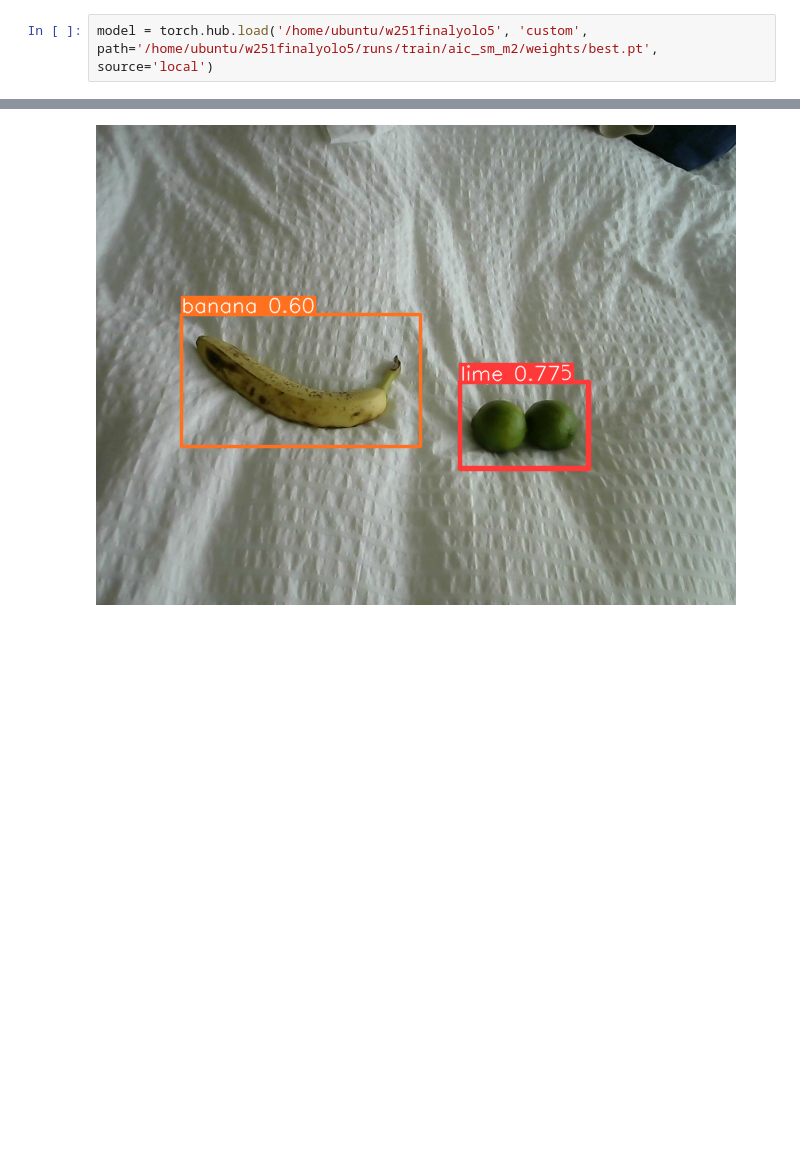
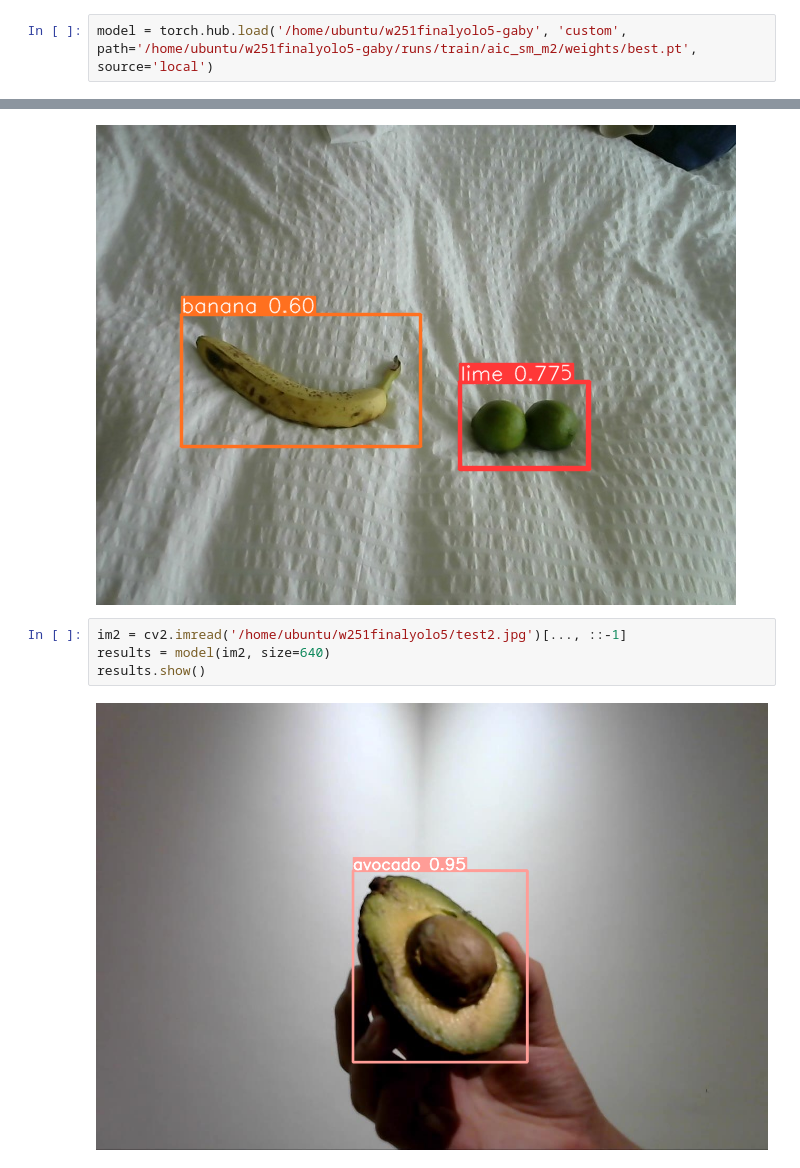
Before and after one commit to jmiller558/w251-finalproject, a Jupyter notebook: custom_model_train.ipynb, the cells around one changed output, grey strips where cells are left out. Drawn from its saved outputs; the diff is of its cells as text; blank space fills up the shorter version.

```diff
--- a/custom_model_train.ipynb
+++ b/custom_model_train.ipynb
@@ -131,5 +131,5 @@ Visualize:       https://netron.app
 import torch
 import cv2
 # %%
-model = torch.hub.load('/home/ubuntu/w251finalyolo5', 'custom', path='/home/ubuntu/w251finalyolo5/runs/train/aic_sm_m2/weights/best.pt', source='local')
+model = torch.hub.load('/home/ubuntu/w251finalyolo5-gaby', 'custom', path='/home/ubuntu/w251finalyolo5-gaby/runs/train/aic_sm_m2/weights/best.pt', source='local')
 # %% [output]
@@ -155,3 +155,9 @@ results = model(im2, size=640)
 results.show()
 # %% [output]
 [figure]
+# %%
+im2 = cv2.imread('/home/ubuntu/w251finalyolo5/test2.jpg')[..., ::-1]
+results = model(im2, size=640)
+results.show()
+# %% [output]
+[figure, added]
```
Also changed, not shown: parts of 3 cells of this notebook, 1 other file.
